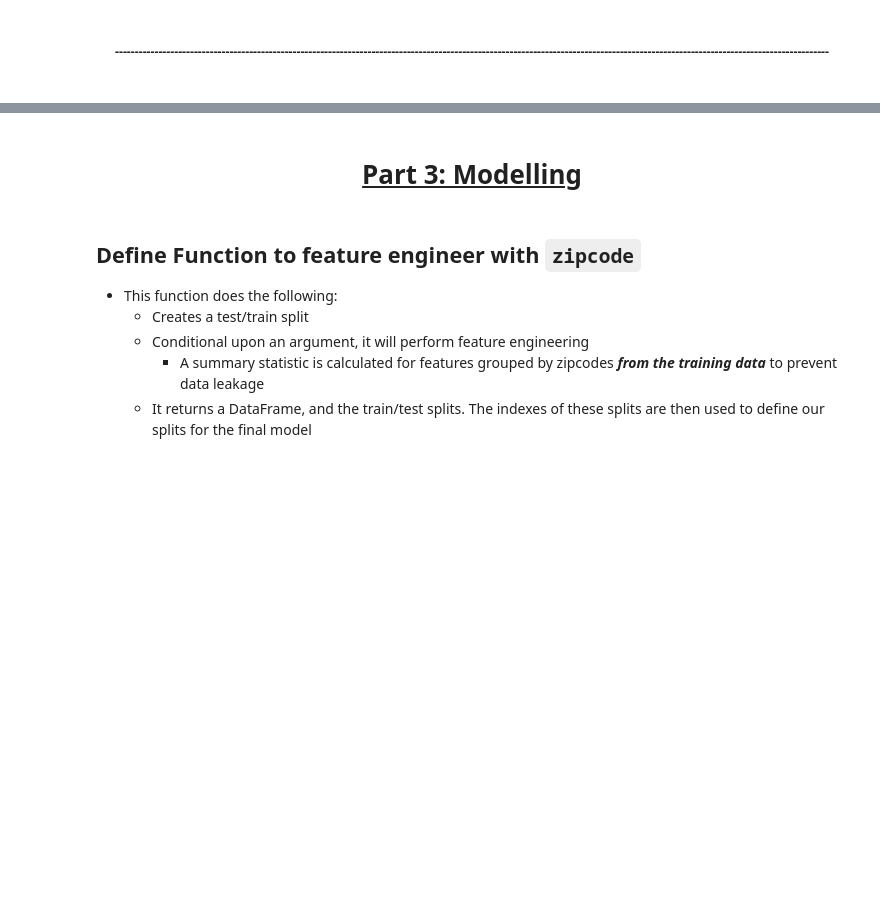
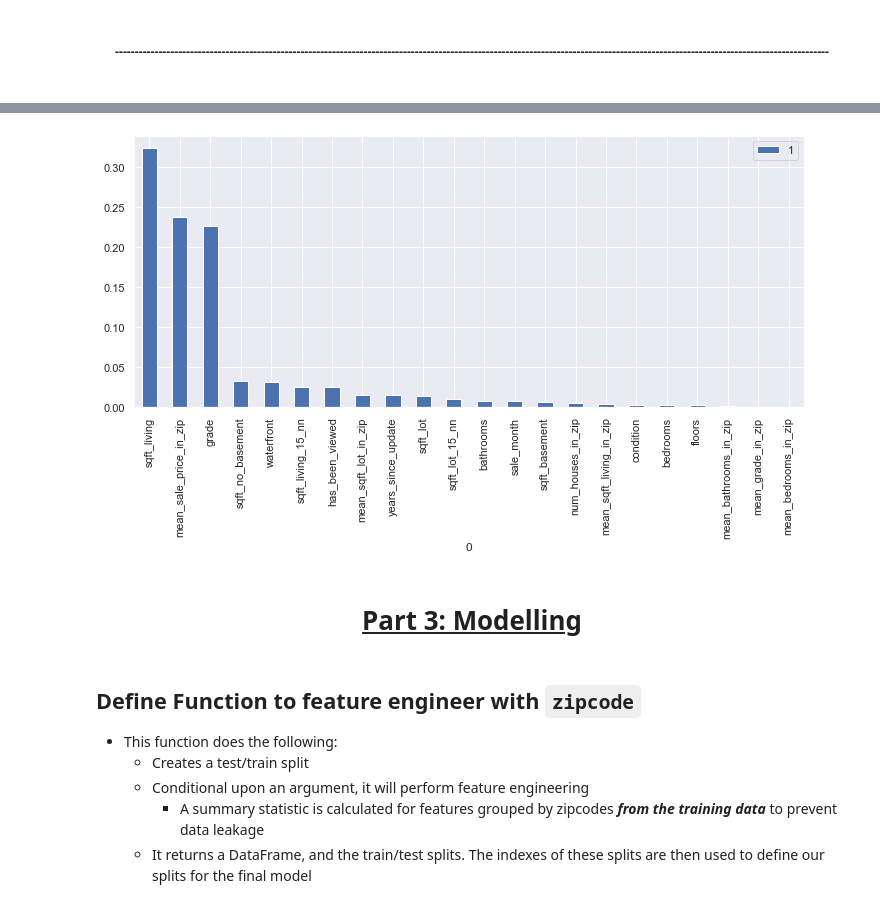
Before and after one commit to johnodonnell123/Personal_Projects, a Jupyter notebook: Housing_Price_Prediction/housing_price_pred.ipynb, the cells around one changed output, grey strips where cells are left out. Saved outputs shown, nothing was run; the diff lists cells and outputs as text; code cells hidden in the pictures; blank space fills up the shorter version.

```diff
--- a/Housing_Price_Prediction/housing_price_pred.ipynb
+++ b/Housing_Price_Prediction/housing_price_pred.ipynb
@@ -845,3 +884,10 @@ results_dict
+# %%
+rf_feature_importances = dict(zip(X_train.columns.tolist(),rf.feature_importances_))
+rf_feature_importances = {k: v for k, v in sorted(rf_feature_importances.items(),reverse=True, key=lambda item: item[1])}
+# %%
+pd.DataFrame(rf_feature_importances.items()).set_index(0).plot(kind='bar', figsize=(12,5));
+# %% [output]
+[figure, added]
 # %% [markdown]
 # <center><u> Part 3: Modelling </u></center>
 # %% [markdown]
```
Also changed, not shown: parts of 45 cells of this notebook.
